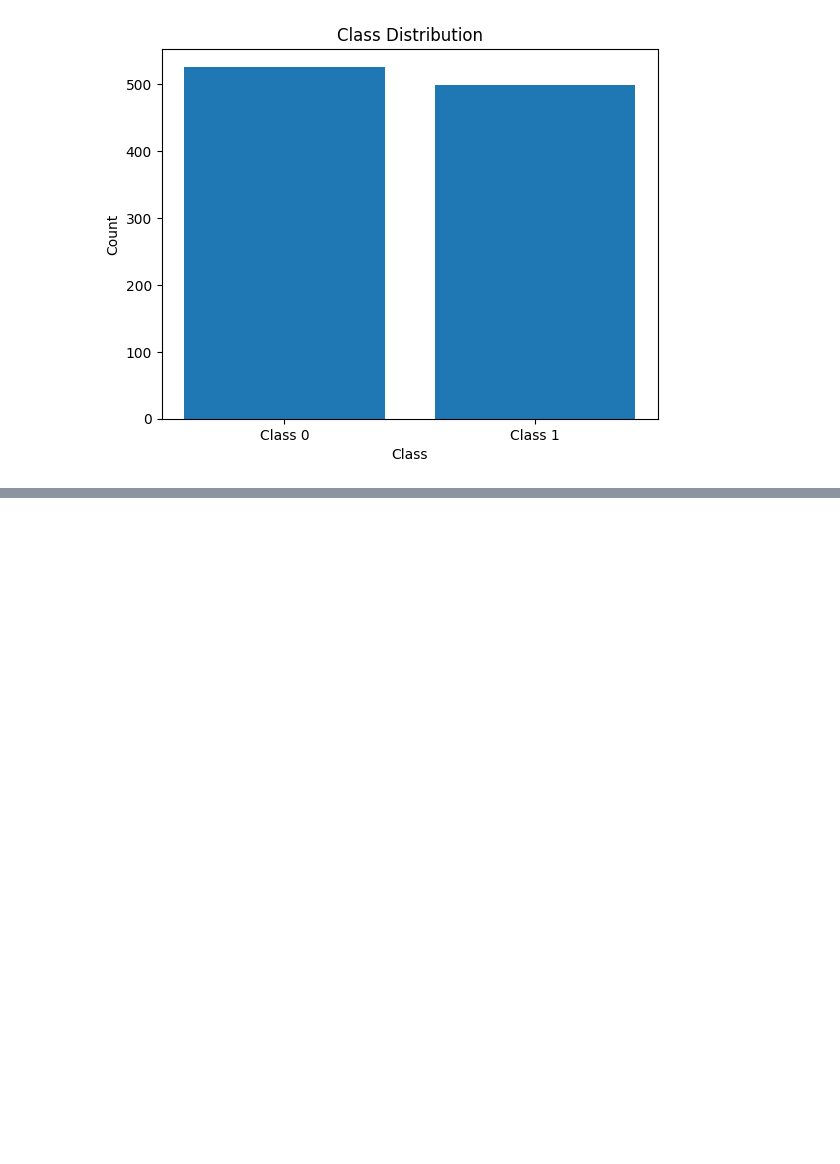
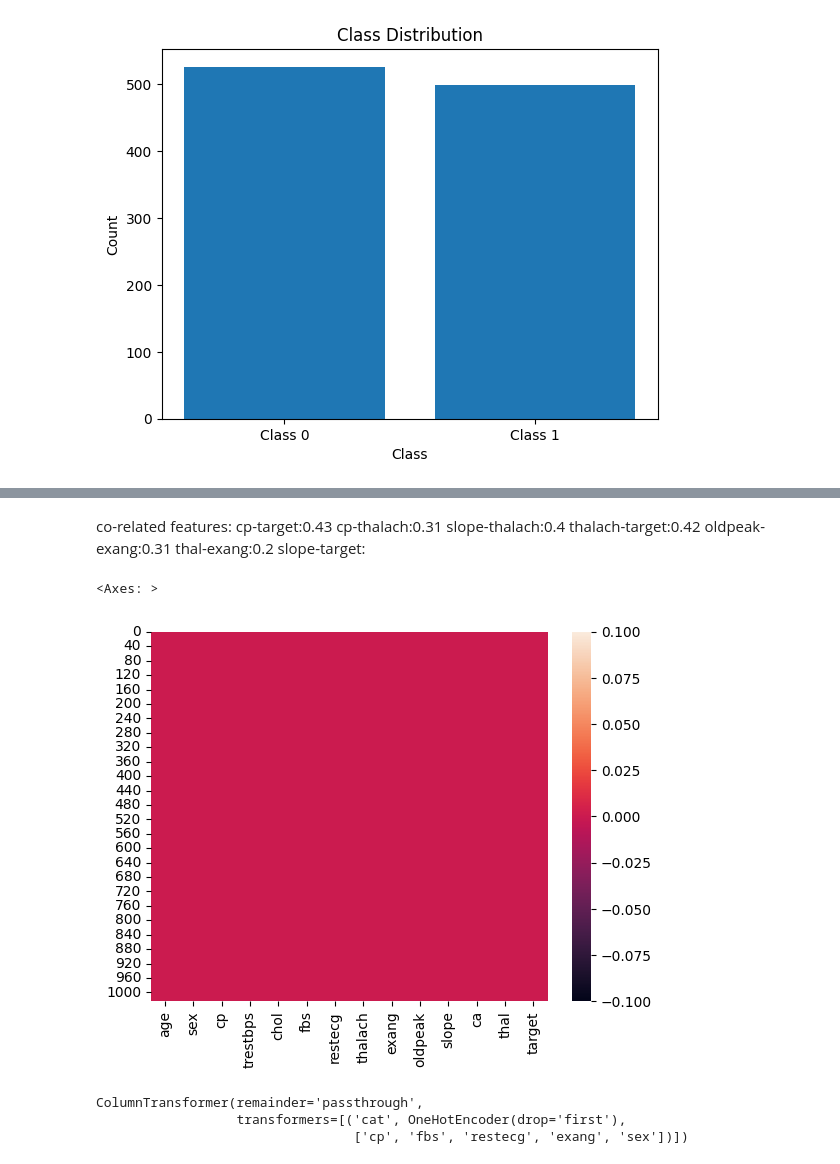
Before and after one commit to MastanSV/ai-engineering-journey, a Jupyter notebook: projects/05_P1_Tabular_ML/Heart_Disease_Dataset.ipynb, the cells around one changed output, grey strips where cells are left out. Saved outputs shown, nothing was run; the diff lists cells and outputs as text; code cells hidden in the pictures; blank space fills up the shorter version.

```diff
--- a/projects/05_P1_Tabular_ML/Heart_Disease_Dataset.ipynb
+++ b/projects/05_P1_Tabular_ML/Heart_Disease_Dataset.ipynb
@@ -79,0 +106,40 @@ The observation from value counts is that the dataset is balanced dataset.
+# %% [markdown]
+co-related features:
+cp-target:0.43
+cp-thalach:0.31
+slope-thalach:0.4
+thalach-target:0.42
+oldpeak-exang:0.31
+thal-exang:0.2
+slope-target:
+# %%
+sns.heatmap(df.isnull())
+# %% [output]
+<Axes: >
+[figure, added]
+# %%
+categorical_features = ['cp', 'fbs', 'restecg', 'exang','sex']
+
+preprocessor = ColumnTransformer(transformers=[(
+	'cat',
+	OneHotEncoder(drop='first'),
+	categorical_features
+)],
+remainder='passthrough'
+)
+
+print(preprocessor)
+
+X = df.drop('target', axis=1)
+y = df['target']
+
+X_train, X_test, y_train, y_test = train_test_split(X, y, test_size=0.2,random_state=42)
+
+scalar = StandardScaler().fit(X_train)
+
+X_train_scalar = scalar.transform(X_train)
+X_test_scalar = scalar.transform(X_test)
+# %% [output]
+ColumnTransformer(remainder='passthrough',
+                  transformers=[('cat', OneHotEncoder(drop='first'),
+                                 ['cp', 'fbs', 'restecg', 'exang', 'sex'])])
```
Also changed, not shown: parts of 5 cells of this notebook.
